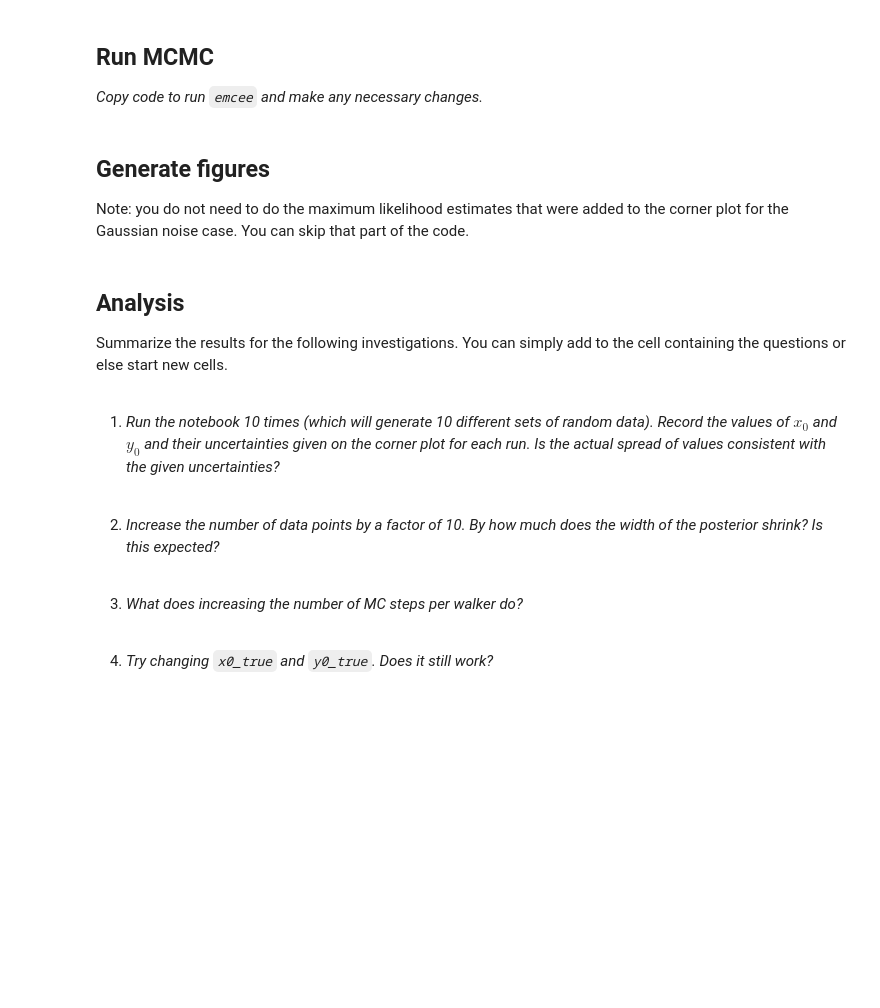
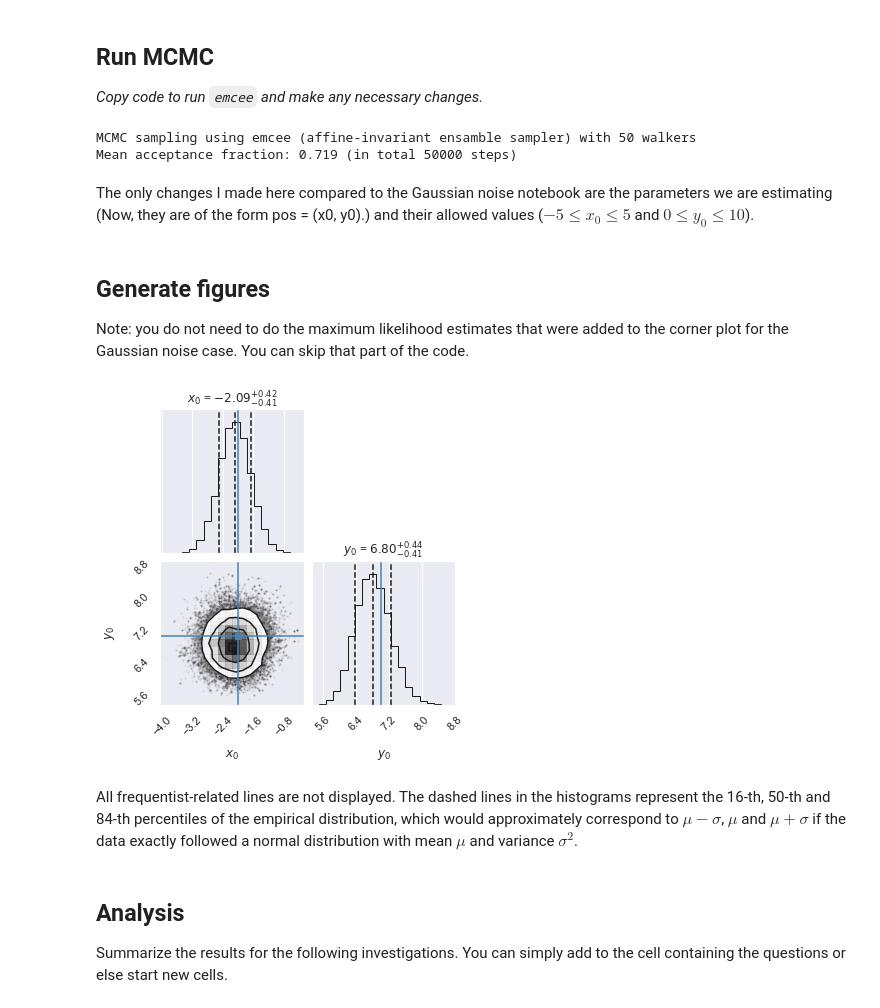
Before and after one commit to JoshTawabutr/Physics-8820, a Jupyter notebook: LectureNotes/notebooks/assignments/Assignment_extending_radioactive_lighthouse.ipynb, the cells around one changed output. Saved outputs shown, nothing was run; the diff lists cells and outputs as text; code cells hidden in the pictures; blank space fills up the shorter version.

```diff
--- a/LectureNotes/notebooks/assignments/Assignment_extending_radioactive_lighthouse.ipynb
+++ b/LectureNotes/notebooks/assignments/Assignment_extending_radioactive_lighthouse.ipynb
@@ -64,3 +169,42 @@ Copy-and-paste here the code from `radioactive_lighthouse_exercise.ipynb` used t
+# %%
+# Add the code to run emcee
+ndim = 2  # number of parameters in the model
+nwalkers = 50  # number of MCMC walkers
+nburn = 1000  # "burn-in" period to let chains stabilize
+nsteps = 1000  # number of MCMC steps to take
+
+# Defining the min and max values of x and y
+x_min = -5.
+x_max = +5.
+y_min = +0.
+y_max = +10.
+min_pos = np.array([x_min, y_min])
+max_pos = np.array([x_max, y_max])
+
+# we'll start at random locations within the prior volume
+starting_guesses = min_pos + \
+                   (max_pos - min_pos) * np.random.rand(nwalkers,ndim)
+
+print("MCMC sampling using emcee (affine-invariant ensamble sampler) with {0} walkers".format(nwalkers))
+sampler = emcee.EnsembleSampler(nwalkers, ndim, log_posterior, args=[dist_pts, x_min, x_max, y_min, y_max])
+
+# "burn-in" period; save final positions and then reset
+pos, prob, state = sampler.run_mcmc(starting_guesses, nburn)
+sampler.reset()
+
+# sampling period
+sampler.run_mcmc(pos, nsteps)
+
+print("Mean acceptance fraction: {0:.3f} (in total {1} steps)"
+                .format(np.mean(sampler.acceptance_fraction),nwalkers*nsteps))
+
+# discard burn-in points and flatten the walkers; the shape of samples is (nwalkers*nsteps, ndim)
+samples = sampler.chain.reshape((-1, ndim))
+# %% [output]
+MCMC sampling using emcee (affine-invariant ensamble sampler) with 50 walkers
+Mean acceptance fraction: 0.719 (in total 50000 steps)
+# %% [markdown]
+The only changes I made here compared to the Gaussian noise notebook are the parameters we are estimating (Now, they are of the form pos = (x0, y0).) and their allowed values ($-5\leq x_0\leq 5$ and $0\leq y_0\leq 10$).
 # %% [markdown]
 ## Generate figures
 
@@ -70,12 +212,17 @@ Note: you do not need to do the maximum likelihood estimates that were added to
+# %%
+# Add the code to make a corner plot
+# make a corner plot with the posterior distribution
+fig = corner.corner(samples, labels=["$x_0$", "$y_0$"],
+                    truths=[x0_true, y0_true],quantiles=[0.16, 0.5, 0.84],
+                    show_titles=True, title_kwargs={"fontsize": 12})
+
+# First, extract the axes
+axes = np.array(fig.axes).reshape((ndim, ndim))
+# %% [output]
+[figure, added]
+# %% [markdown]
+All frequentist-related lines are not displayed. The dashed lines in the histograms represent the 16-th, 50-th and 84-th percentiles of the empirical distribution, which would approximately correspond to $\mu-\sigma$, $\mu$ and $\mu+\sigma$ if the data exactly followed a normal distribution with mean $\mu$ and variance $\sigma^2$.
 # %% [markdown]
 ## Analysis
 
 Summarize the results for the following investigations.  You can simply add to the cell containing the questions or else start new cells.
-# %% [markdown]
-1. *Run the notebook 10 times (which will generate 10 different sets of random data).  Record the values of $x_0$ and $y_0$ and their uncertainties given on the corner plot for each run.  Is the actual spread of values consistent with the given uncertainties?* <br/><br/>
-
-2. *Increase the number of data points by a factor of 10.  By how much does the width of the posterior shrink?  Is this expected?* <br/><br/>
-
-3. *What does increasing the number of MC steps per walker do?* <br/><br/>
-
-4. *Try changing `x0_true` and `y0_true`.  Does it still work?* <br/><br/>
```
Also changed, not shown: parts of 16 cells of this notebook.
